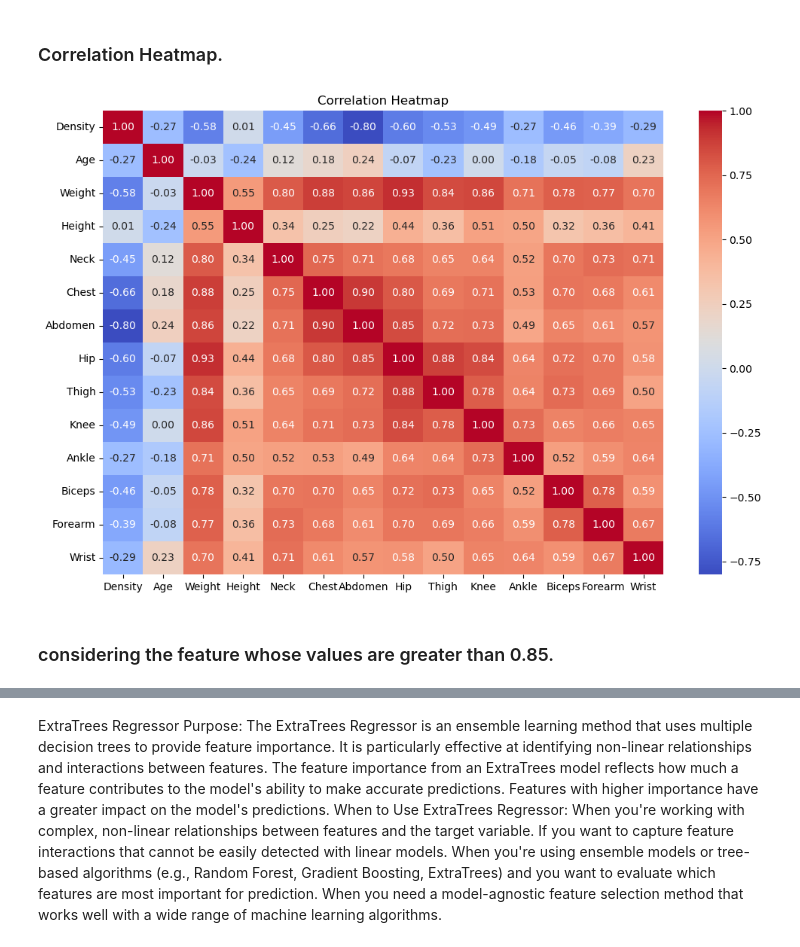
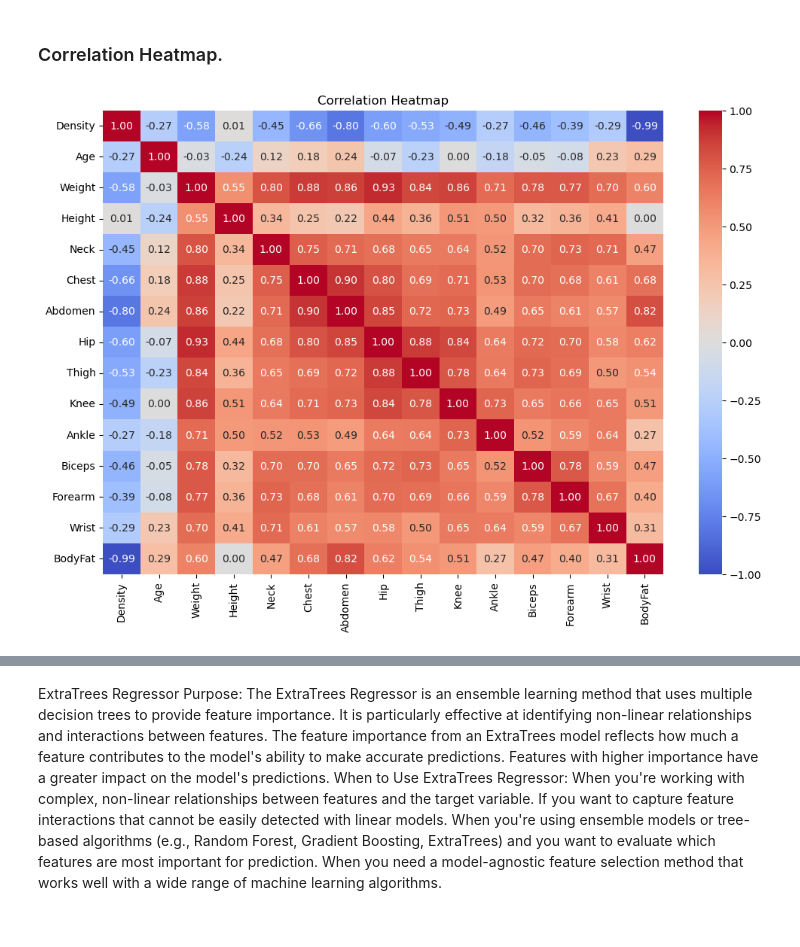
Before and after one commit to AbdulJaleel61/BodyFat-Prediction, a Jupyter notebook: Untitled.ipynb, the cells around one changed output, grey strips where cells are left out. Saved outputs shown, nothing was run; the diff lists cells and outputs as text; code cells hidden in the pictures.

```diff
--- a/Untitled.ipynb
+++ b/Untitled.ipynb
@@ -32,6 +38,10 @@ def wrangle(df):
     # checking for missing values.
     df.isnull().sum()
     df.dropna()
+
+     # shift column 'BodyFat' to last_position position
+    last_position = df.pop('BodyFat')
+    df.insert(14, 'BodyFat', last_position)
 
     # Compute Z-scores for all numeric columns
     z_scores = np.abs(stats.zscore(df.select_dtypes(include=[np.number])))  # Apply Z-score only to numeric columns
@@ -43,6 +53,7 @@ def wrangle(df):
     df_cl = df[~outliers_z]
 
 
+
     # Optionally, save the cleaned dataset to a new CSV file
     df_cl.to_csv('cleaned_body_fat_data.csv', index=False)
     return df_cl
@@ -84,10 +95,8 @@ plt.show()
 ### Correlation Heatmap.
 # %%
 plt.figure(figsize=(12, 8))
-sn.heatmap(df_cl.drop(columns=['BodyFat']).corr(), annot=True, cmap='coolwarm', fmt=".2f")
+sn.heatmap(data_cl.corr(), annot=True, cmap='coolwarm', fmt=".2f",vmin=-1, vmax=1)
 plt.title('Correlation Heatmap')
 plt.show()
 # %% [output]
-[figure, old version]
+[figure, new version]
-# %% [markdown]
-### considering the feature whose values are greater than 0.85.
```
Also changed, not shown: parts of 46 cells of this notebook, 5 other files.
